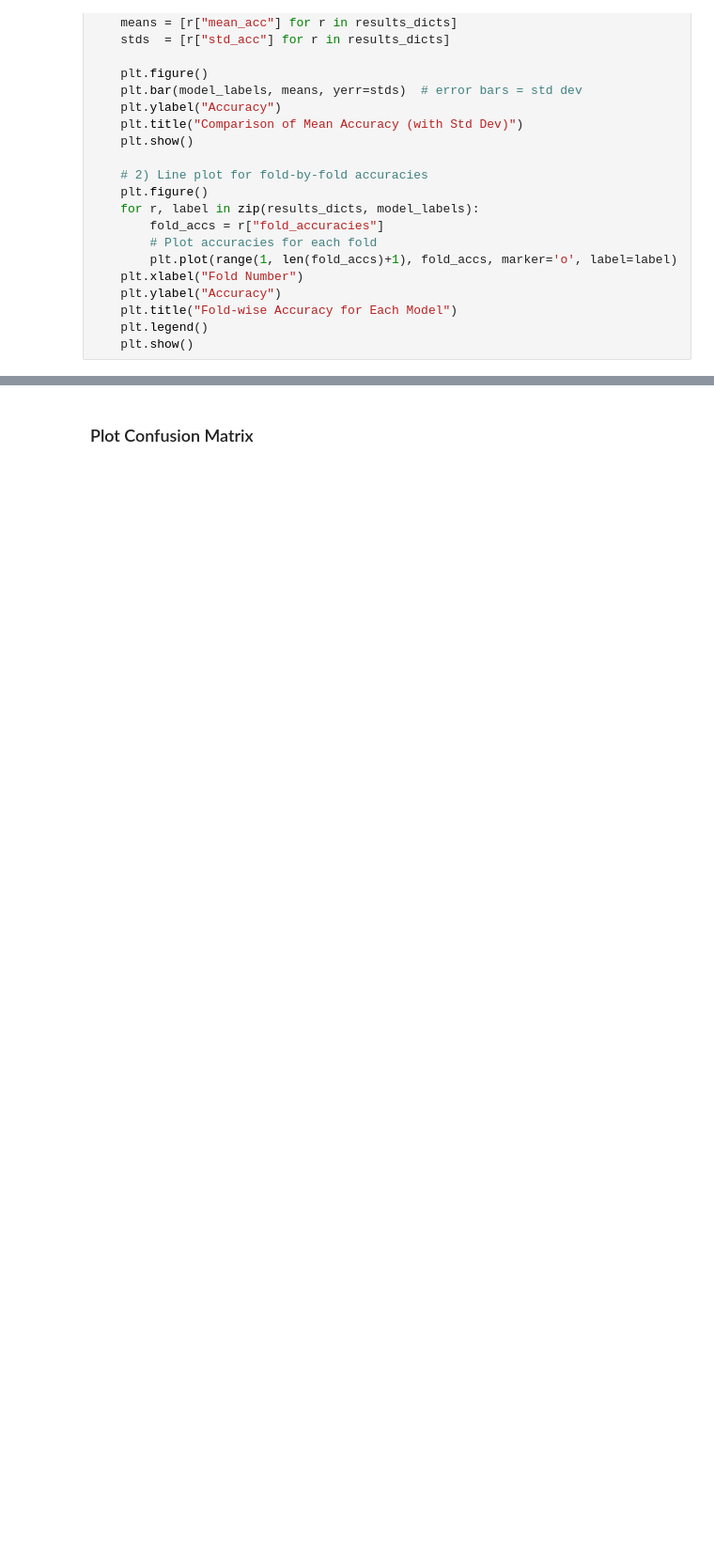
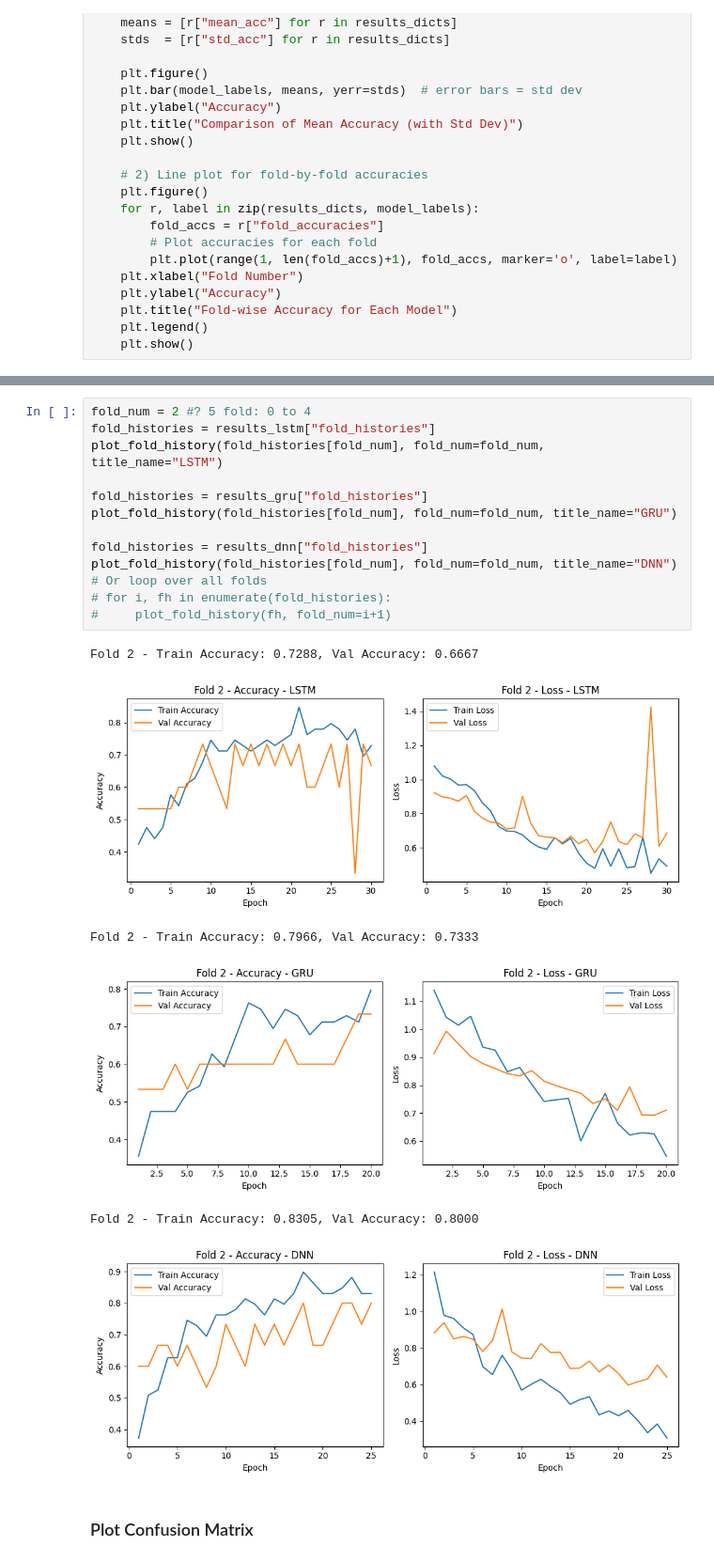
Before and after one commit to MathematicGuy/Anomally-Behaviour-Detection, a Jupyter notebook: ActionDetection_by_Sequences.ipynb, the cells around one changed output, grey strips where cells are left out. Shown at 94% size. Drawn from its saved outputs; the diff is of its cells as text; blank space fills up the shorter version.

```diff
--- a/ActionDetection_by_Sequences.ipynb
+++ b/ActionDetection_by_Sequences.ipynb
@@ -851,2 +936,22 @@ compare_model_results(
+# %%
+fold_num = 2 #? 5 fold: 0 to 4
+fold_histories = results_lstm["fold_histories"]
+plot_fold_history(fold_histories[fold_num], fold_num=fold_num, title_name="LSTM")
+
+fold_histories = results_gru["fold_histories"]
+plot_fold_history(fold_histories[fold_num], fold_num=fold_num, title_name="GRU")
+
+fold_histories = results_dnn["fold_histories"]
+plot_fold_history(fold_histories[fold_num], fold_num=fold_num, title_name="DNN")
+# Or loop over all folds
+# for i, fh in enumerate(fold_histories):
+#     plot_fold_history(fh, fold_num=i+1)
+# %% [output]
+Fold 2 - Train Accuracy: 0.7288, Val Accuracy: 0.6667
+[figure, added]
+Fold 2 - Train Accuracy: 0.7966, Val Accuracy: 0.7333
+[figure, added]
+Fold 2 - Train Accuracy: 0.8305, Val Accuracy: 0.8000
+[figure, added]
 # %% [markdown]
 ### Plot Confusion Matrix
```
Also changed, not shown: parts of 41 cells of this notebook, 12 other files.
